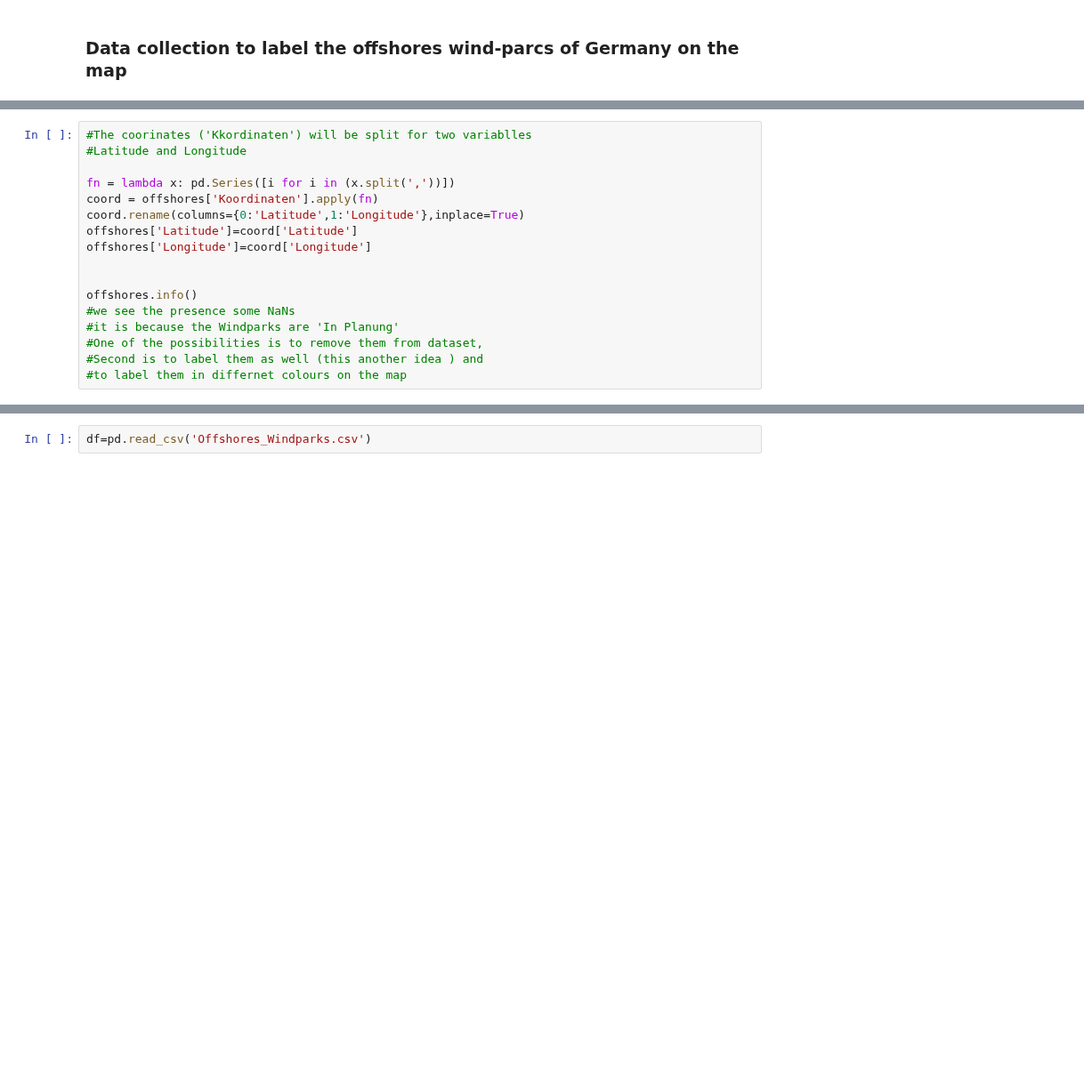
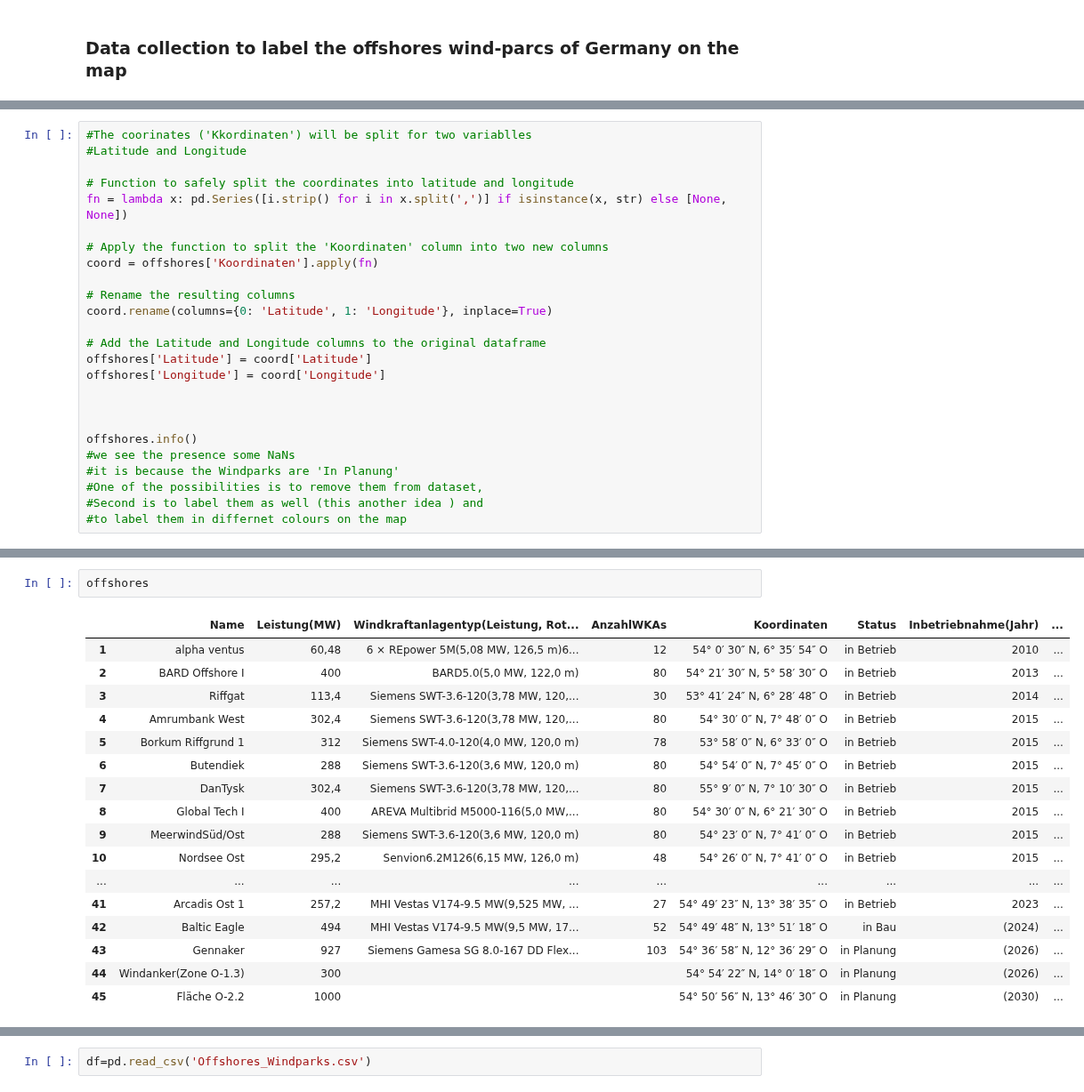
Before and after one commit to ValeriaMalin/Fun_Project_German_WindParks_Folium, a Jupyter notebook: 3_offshores_windparks_scraping.ipynb, the cells around one changed output, grey strips where cells are left out. Shown at 89% size. Cells and saved outputs as stored; diff of their text form; blank space fills up the shorter version.

```diff
--- a/3_offshores_windparks_scraping.ipynb
+++ b/3_offshores_windparks_scraping.ipynb
@@ -23,11 +73,19 @@ offshores.head(5)
 #The coorinates ('Kkordinaten') will be split for two variablles
 #Latitude and Longitude
 
-fn = lambda x: pd.Series([i for i in (x.split(','))])
+# Function to safely split the coordinates into latitude and longitude
+fn = lambda x: pd.Series([i.strip() for i in x.split(',')] if isinstance(x, str) else [None, None])
+
+# Apply the function to split the 'Koordinaten' column into two new columns
 coord = offshores['Koordinaten'].apply(fn)
-coord.rename(columns={0:'Latitude',1:'Longitude'},inplace=True)
-offshores['Latitude']=coord['Latitude']
-offshores['Longitude']=coord['Longitude']
+
+# Rename the resulting columns
+coord.rename(columns={0: 'Latitude', 1: 'Longitude'}, inplace=True)
+
+# Add the Latitude and Longitude columns to the original dataframe
+offshores['Latitude'] = coord['Latitude']
+offshores['Longitude'] = coord['Longitude']
+
 
 
 offshores.info()
@@ -83,0 +142,20 @@ memory usage: 2.8+ KB
+# %%
+offshores
+# %% [output]
+|  | Name | Leistung(MW) | Windkraftanlagentyp(Leistung, Rot... | AnzahlWKAs | Koordinaten | Status | Inbetrieb­nahme(Jahr) | ... |
+| 1 | alpha ventus | 60,48 | 6 × REpower 5M(5,08 MW, 126,5 m)6... | 12 | 54° 0′ 30″ N, 6° 35′ 54″ O | in Betrieb | 2010 | ... |
+| 2 | BARD Offshore I | 400 | BARD5.0(5,0 MW, 122,0 m) | 80 | 54° 21′ 30″ N, 5° 58′ 30″ O | in Betrieb | 2013 | ... |
+| 3 | Riffgat | 113,4 | Siemens SWT-3.6-120(3,78 MW, 120,... | 30 | 53° 41′ 24″ N, 6° 28′ 48″ O | in Betrieb | 2014 | ... |
+| 4 | Amrumbank West | 302,4 | Siemens SWT-3.6-120(3,78 MW, 120,... | 80 | 54° 30′ 0″ N, 7° 48′ 0″ O | in Betrieb | 2015 | ... |
+| 5 | Borkum Riffgrund 1 | 312 | Siemens SWT-4.0-120(4,0 MW, 120,0 m) | 78 | 53° 58′ 0″ N, 6° 33′ 0″ O | in Betrieb | 2015 | ... |
+| 6 | Butendiek | 288 | Siemens SWT-3.6-120(3,6 MW, 120,0 m) | 80 | 54° 54′ 0″ N, 7° 45′ 0″ O | in Betrieb | 2015 | ... |
+| 7 | DanTysk | 302,4 | Siemens SWT-3.6-120(3,78 MW, 120,... | 80 | 55° 9′ 0″ N, 7° 10′ 30″ O | in Betrieb | 2015 | ... |
+| 8 | Global Tech I | 400 | AREVA Multibrid M5000-116(5,0 MW,... | 80 | 54° 30′ 0″ N, 6° 21′ 30″ O | in Betrieb | 2015 | ... |
+| 9 | MeerwindSüd/Ost | 288 | Siemens SWT-3.6-120(3,6 MW, 120,0 m) | 80 | 54° 23′ 0″ N, 7° 41′ 0″ O | in Betrieb | 2015 | ... |
+| 10 | Nordsee Ost | 295,2 | Senvion6.2M126(6,15 MW, 126,0 m) | 48 | 54° 26′ 0″ N, 7° 41′ 0″ O | in Betrieb | 2015 | ... |
+| ... | ... | ... | ... | ... | ... | ... | ... | ... |
+| 41 | Arcadis Ost 1 | 257,2 | MHI Vestas V174-9.5 MW(9,525 MW, ... | 27 | 54° 49′ 23″ N, 13° 38′ 35″ O | in Betrieb | 2023 | ... |
+| 42 | Baltic Eagle | 494 | MHI Vestas V174-9.5 MW(9,5 MW, 17... | 52 | 54° 49′ 48″ N, 13° 51′ 18″ O | in Bau | (2024) | ... |
+| 43 | Gennaker | 927 | Siemens Gamesa SG 8.0-167 DD Flex... | 103 | 54° 36′ 58″ N, 12° 36′ 29″ O | in Planung | (2026) | ... |
+| 44 | Windanker(Zone O-1.3) | 300 |  |  | 54° 54′ 22″ N, 14° 0′ 18″ O | in Planung | (2026) | ... |
+| 45 | Fläche O-2.2 | 1000 |  |  | 54° 50′ 56″ N, 13° 46′ 30″ O | in Planung | (2030) | ... |
```
Also changed, not shown: parts of 16 cells of this notebook, 3 other files.
